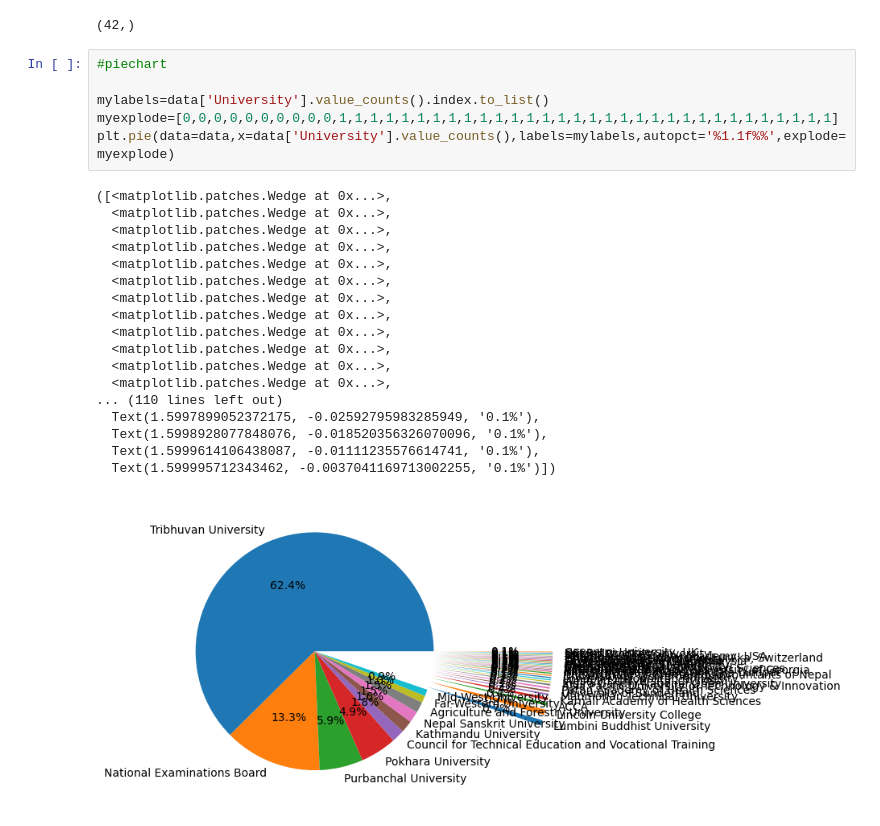
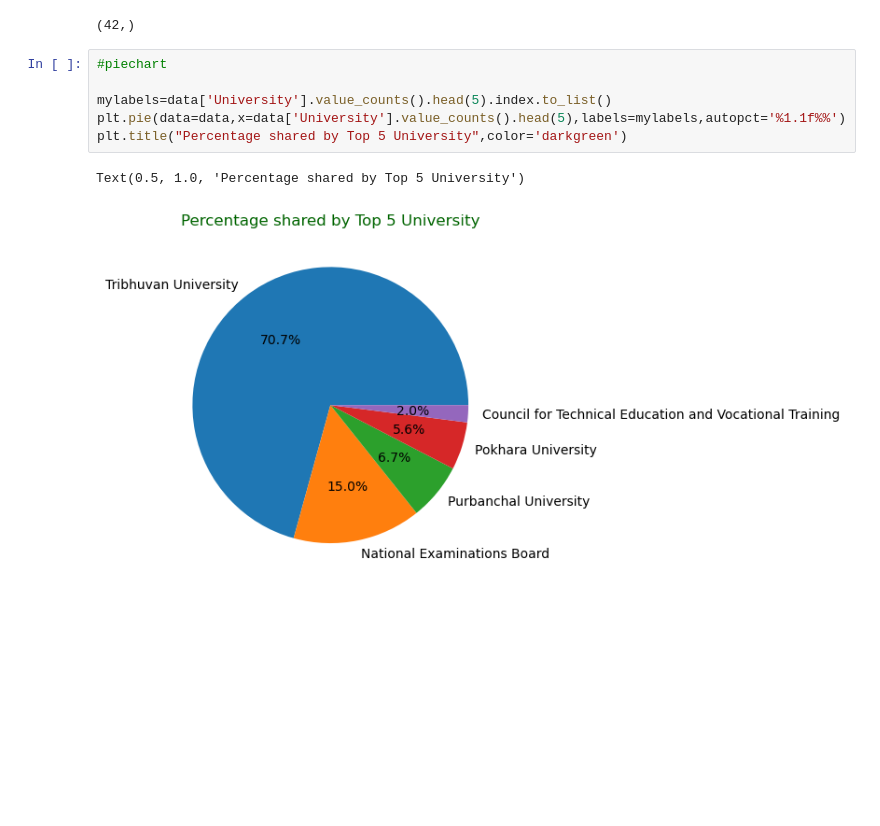
Before and after one commit to BibekRai44/College-Finder-Nepal, a Jupyter notebook: Data Analysis/visualization.ipynb, the cells around one changed output. Cells and saved outputs as stored; diff of their text form; blank space fills up the shorter version.

```diff
--- a/Data Analysis/visualization.ipynb
+++ b/Data Analysis/visualization.ipynb
@@ -20,28 +20,12 @@ data=data.drop(columns={'Unnamed: 0'})
 data['University'].value_counts().shape
 # %% [output]
 (42,)
-# %%
-#piechart
-
-mylabels=data['University'].value_counts().index.to_list()
-myexplode=[0,0,0,0,0,0,0,0,0,0,1,1,1,1,1,1,1,1,1,1,1,1,1,1,1,1,1,1,1,1,1,1,1,1,1,1,1,1,1,1,1,1]
-plt.pie(data=data,x=data['University'].value_counts(),labels=mylabels,autopct='%1.1f%%',explode=myexplode)
-# %% [output]
-([<matplotlib.patches.Wedge at 0x...>,
-  <matplotlib.patches.Wedge at 0x...>,
-  <matplotlib.patches.Wedge at 0x...>,
-  <matplotlib.patches.Wedge at 0x...>,
-  <matplotlib.patches.Wedge at 0x...>,
-  <matplotlib.patches.Wedge at 0x...>,
-  <matplotlib.patches.Wedge at 0x...>,
-  <matplotlib.patches.Wedge at 0x...>,
-  <matplotlib.patches.Wedge at 0x...>,
-  <matplotlib.patches.Wedge at 0x...>,
-  <matplotlib.patches.Wedge at 0x...>,
-  <matplotlib.patches.Wedge at 0x...>,
-... (110 lines left out)
-  Text(1.5997899052372175, -0.02592795983285949, '0.1%'),
-  Text(1.5998928077848076, -0.018520356326070096, '0.1%'),
-  Text(1.5999614106438087, -0.01111235576614741, '0.1%'),
-  Text(1.599995712343462, -0.0037041169713002255, '0.1%')])
-[figure, removed]
+# %%
+#piechart
+
+mylabels=data['University'].value_counts().head(5).index.to_list()
+plt.pie(data=data,x=data['University'].value_counts().head(5),labels=mylabels,autopct='%1.1f%%')
+plt.title("Percentage shared by Top 5 University",color='darkgreen')
+# %% [output]
+Text(0.5, 1.0, 'Percentage shared by Top 5 University')
+[figure, added]
```
